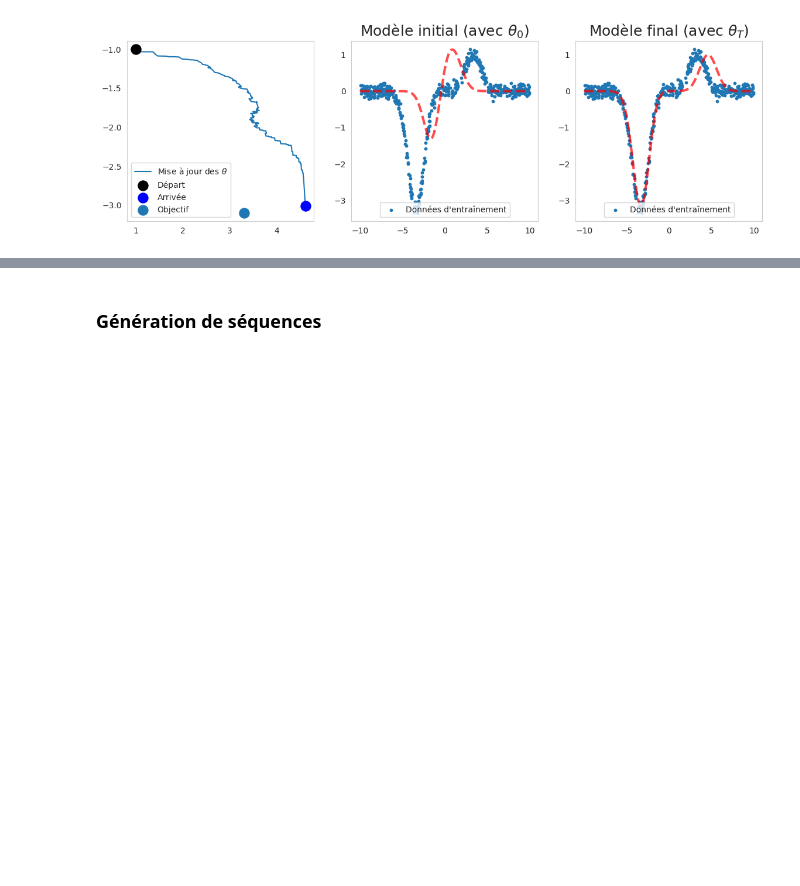
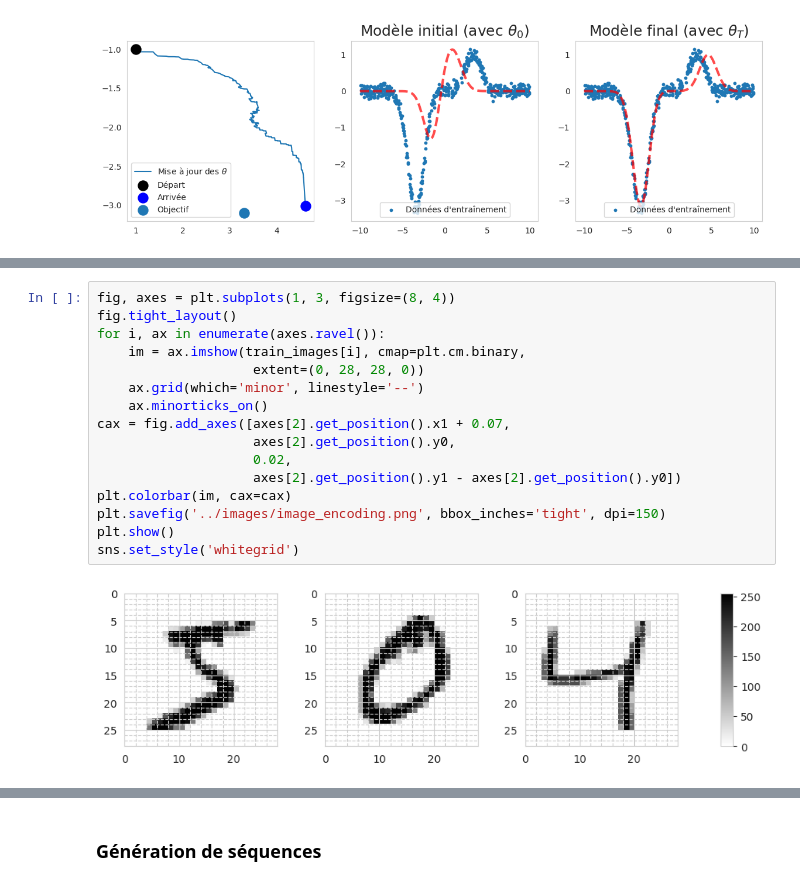
Before and after one commit to alphonsepaix/recast, a Jupyter notebook: notebooks/figures.ipynb, the cells around one changed output, grey strips where cells are left out. Cells and saved outputs as stored; diff of their text form; blank space fills up the shorter version.

```diff
--- a/notebooks/figures.ipynb
+++ b/notebooks/figures.ipynb
@@ -306,0 +333,18 @@ plt.savefig('../images/sgd.png', dpi=200, bbox_inches='tight')
+# %%
+fig, axes = plt.subplots(1, 3, figsize=(8, 4))
+fig.tight_layout()
+for i, ax in enumerate(axes.ravel()):
+    im = ax.imshow(train_images[i], cmap=plt.cm.binary,
+                    extent=(0, 28, 28, 0))
+    ax.grid(which='minor', linestyle='--')
+    ax.minorticks_on()
+cax = fig.add_axes([axes[2].get_position().x1 + 0.07,
+                    axes[2].get_position().y0,
+                    0.02,
+                    axes[2].get_position().y1 - axes[2].get_position().y0])
+plt.colorbar(im, cax=cax)
+plt.savefig('../images/image_encoding.png', bbox_inches='tight', dpi=150)
+plt.show()
+sns.set_style('whitegrid')
+# %% [output]
+[figure, added]
```
Also changed, not shown: parts of 8 cells of this notebook, 4 other files.
